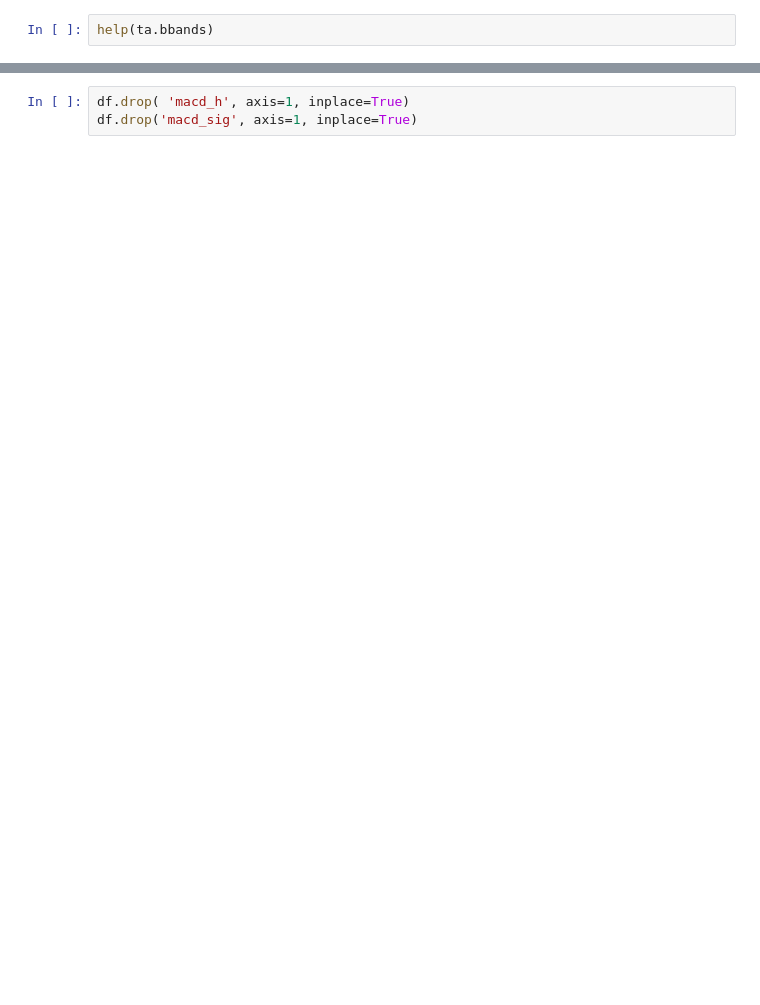
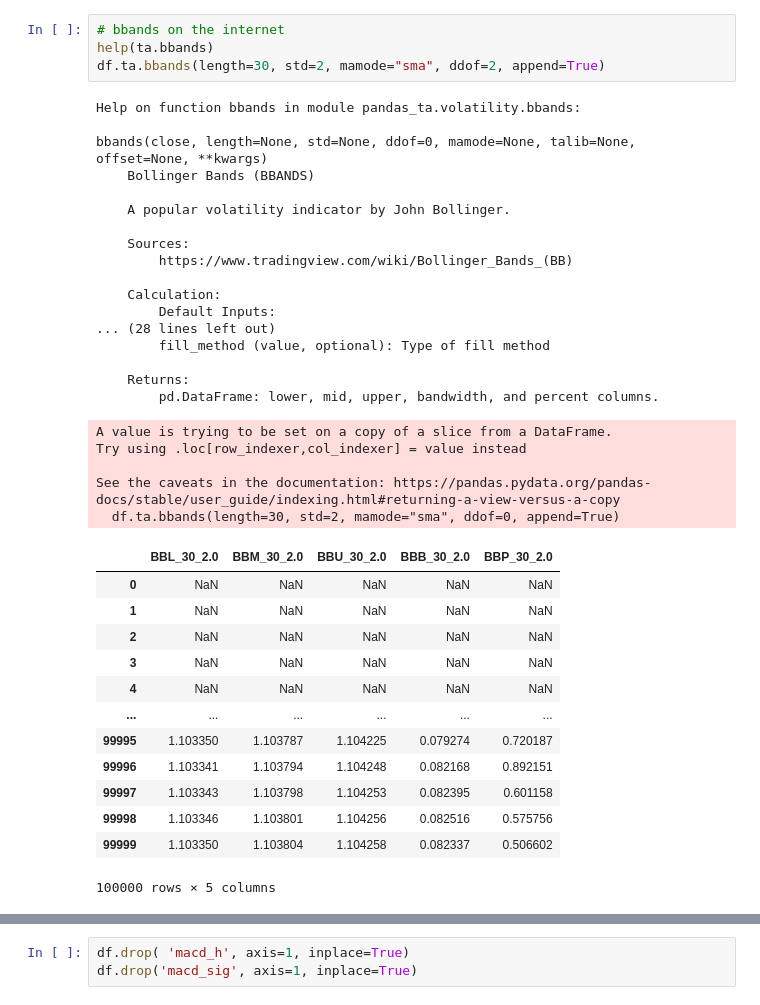
Before and after one commit to siavashvampire/python_trader, a Jupyter notebook: inidicator_ta.ipynb, the cells around one changed output, grey strips where cells are left out. Cells and saved outputs as stored; diff of their text form; blank space fills up the shorter version.

Commit message:
added few new indicators

```diff
--- a/inidicator_ta.ipynb
+++ b/inidicator_ta.ipynb
@@ -26,2 +122,40 @@ help(df.ta.indicators())
-# %%
-help(ta.bbands)
+# %%
+# bbands on the internet
+help(ta.bbands)
+df.ta.bbands(length=30, std=2, mamode="sma", ddof=2, append=True)
+# %% [output]
+Help on function bbands in module pandas_ta.volatility.bbands:
+
+bbands(close, length=None, std=None, ddof=0, mamode=None, talib=None, offset=None, **kwargs)
+    Bollinger Bands (BBANDS)
+
+    A popular volatility indicator by John Bollinger.
+
+    Sources:
+        https://www.tradingview.com/wiki/Bollinger_Bands_(BB)
+
+    Calculation:
+        Default Inputs:
+... (28 lines left out)
+        fill_method (value, optional): Type of fill method
+
+    Returns:
+        pd.DataFrame: lower, mid, upper, bandwidth, and percent columns.
+A value is trying to be set on a copy of a slice from a DataFrame.
+Try using .loc[row_indexer,col_indexer] = value instead
+
+See the caveats in the documentation: https://pandas.pydata.org/pandas-docs/stable/user_guide/indexing.html#returning-a-view-versus-a-copy
+  df.ta.bbands(length=30, std=2, mamode="sma", ddof=0, append=True)
+|  | BBL_30_2.0 | BBM_30_2.0 | BBU_30_2.0 | BBB_30_2.0 | BBP_30_2.0 |
+| 0 | NaN | NaN | NaN | NaN | NaN |
+| 1 | NaN | NaN | NaN | NaN | NaN |
+| 2 | NaN | NaN | NaN | NaN | NaN |
+| 3 | NaN | NaN | NaN | NaN | NaN |
+| 4 | NaN | NaN | NaN | NaN | NaN |
+| ... | ... | ... | ... | ... | ... |
+| 99995 | 1.103350 | 1.103787 | 1.104225 | 0.079274 | 0.720187 |
+| 99996 | 1.103341 | 1.103794 | 1.104248 | 0.082168 | 0.892151 |
+| 99997 | 1.103343 | 1.103798 | 1.104253 | 0.082395 | 0.601158 |
+| 99998 | 1.103346 | 1.103801 | 1.104256 | 0.082516 | 0.575756 |
+| 99999 | 1.103350 | 1.103804 | 1.104258 | 0.082337 | 0.506602 |
+100000 rows × 5 columns
```
Also changed, not shown: parts of 24 cells of this notebook, 7 other files.
